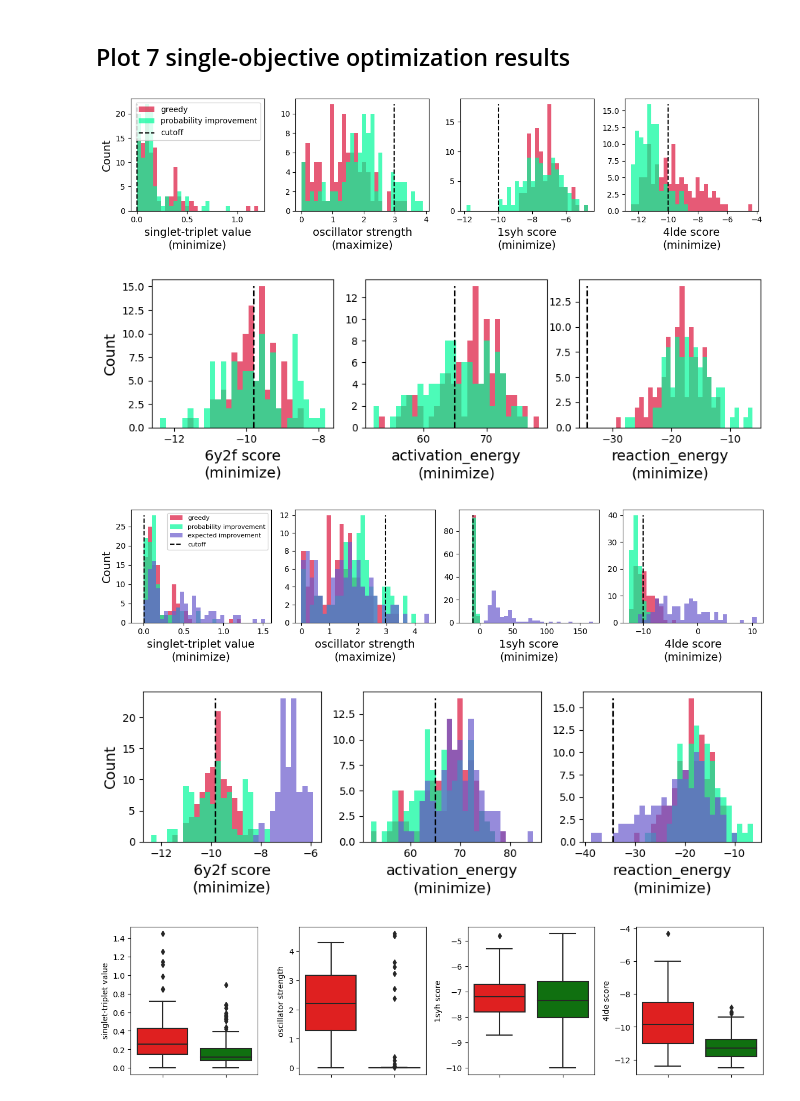
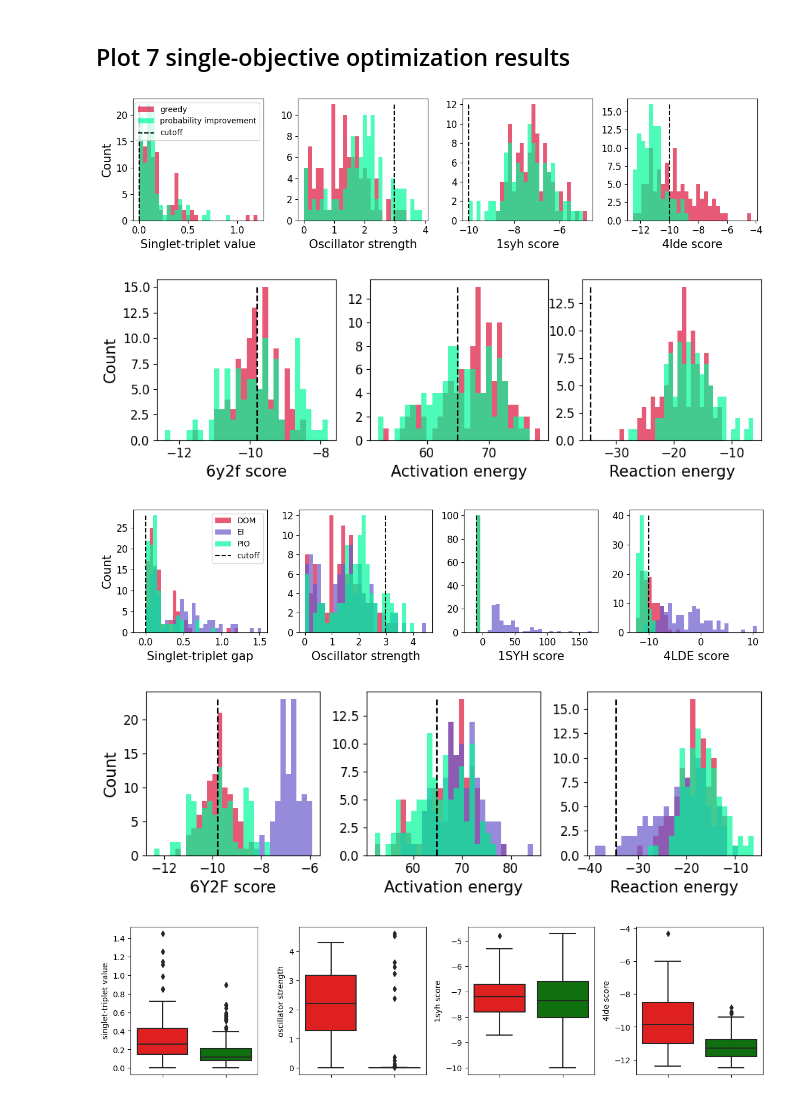
Before and after one commit to Lung-Yi/uncmoo, a Jupyter notebook: scripts_analyze/analyze_single_objective.ipynb, the cells around one changed output. Drawn from its saved outputs; the diff is of its cells as text; code cells hidden in the pictures.

```diff
--- a/scripts_analyze/analyze_single_objective.ipynb
+++ b/scripts_analyze/analyze_single_objective.ipynb
@@ -132,6 +132,10 @@ def compute_hit_rate(benchmark_dict, method_list, cutoff, target, objective, top
             print(f"{method}, top-{top_num} hit rate: {found/top_num*100}%")
 
 def create_pd_plot(benchmark_dict, sub_dir_name, color_dict, target, objective, cutoff,save_path=None, sample_num=100, oneplot=True, ylabel=True, bins=30, expand_xlim=False):
+    target_name_dict = {"1syh score":"1SYH score", "4lde score":"4LDE score", "6y2f score":"6Y2F score",
+                    "singlet-triplet value":"Singlet-triplet gap", "oscillator strength":"Oscillator strength",
+                    "abs_diff_vee":"Abs. diff.of VEE",
+                    "activation_energy":"Activation energy", "reaction_energy":"Reaction energy"}
     max_y = 0
     if oneplot:
         plt.figure()
@@ -142,8 +146,11 @@ def create_pd_plot(benchmark_dict, sub_dir_name, color_dict, target, objective,
         bins = np.histogram(np.hstack(values), bins=bins)[1]
         y, x, _ = plt.hist(benchmark_dict[sub_dir].dropna()[:sample_num][target],bins=bins,density=False,alpha=0.7,color=color,label=sub_dir)
         max_y = max(max(y), max_y)
-    plt.xlabel(target +"\n("+objective+")", fontsize=14)
+    # plt.xlabel(target +"\n("+objective+")", fontsize=14)
+    plt.xlabel(target_name_dict[target], fontsize=15)
     plt.plot([cutoff, cutoff], [0, max_y], linestyle='--', color='black', label='cutoff')
+    plt.xticks(fontsize=12)
+    plt.yticks(fontsize=12)
     if expand_xlim:
         current_xlim = plt.xlim()
         new_xlim = (current_xlim[0] - (current_xlim[1] - current_xlim[0]) * 0.05,
@@ -153,7 +160,7 @@ def create_pd_plot(benchmark_dict, sub_dir_name, color_dict, target, objective,
 
     if ylabel:
 #         plt.ylabel('Probability Density', fontsize=14)
-        plt.ylabel('Count', fontsize=14)
+        plt.ylabel('Count', fontsize=15)
     if save_path:
         plt.savefig(save_path)
     if oneplot:
@@ -647,8 +649,8 @@ plt.tight_layout()
 plt.savefig("figures/overall_2.svg")
 plt.show()
 # %% [output]
-[figure, old version]
+[figure, new version]
-[figure, old version]
+[figure, new version]
 # %%
 import matplotlib.pyplot as plt
 from matplotlib.offsetbox import OffsetImage, AnnotationBbox
@@ -675,40 +677,40 @@ for i in range(4):
     cutoff = cutoff_dict[target]
     objective = objective_dict[target]
     benchmark_dict = overall_benchmark_dict[target]
     if target in ['singlet-triplet value', '1syh score']:
         expand_xlim=True
     else:
         expand_xlim=False
     if i == 0:
-        create_pd_plot(benchmark_dict, ["janus_scaler", "janus_uncertainty", "janus_expected_improvement"], color_dict, target,objective, cutoff,oneplot=False, expand_xlim=expand_xlim)
-        plt.legend(labels=['greedy', 'probability improvement', 'expected improvement', "cutoff"], fontsize=8)
+        create_pd_plot(benchmark_dict, ["janus_scaler", "janus_expected_improvement", "janus_uncertainty"], color_dict, target,objective, cutoff,oneplot=False, expand_xlim=expand_xlim)
+        plt.legend(labels=['DOM', 'EI','PIO', "cutoff"], fontsize=10)
     else:
-        create_pd_plot(benchmark_dict, ["janus_scaler", "janus_uncertainty", "janus_expected_improvement"], color_dict, target,objective, cutoff,oneplot=False,ylabel=False, expand_xlim=expand_xlim)
+        create_pd_plot(benchmark_dict, ["janus_scaler", "janus_expected_improvement", "janus_uncertainty"], color_dict, target,objective, cutoff,oneplot=False,ylabel=False, expand_xlim=expand_xlim)
 plt.tight_layout()
 plt.savefig("figures/ei_overall_1.svg")
 plt.show()
 
 
 fig = plt.figure(figsize=(9,3))
 # 將每個SVG文件加載為Matplotlib OffsetImage對象，然後將它們添加到子圖中
 for i in range(4,7):
     number = int("13"+str(i-4+1))
     plt.subplot(number)
     target = all_targets[i]
     cutoff = cutoff_dict[target]
     objective = objective_dict[target]
     benchmark_dict = overall_benchmark_dict[target]
     if i==4:
-        create_pd_plot(benchmark_dict, ["janus_scaler", "janus_uncertainty", "janus_expected_improvement"], color_dict, target, objective, cutoff,oneplot=False,)
+        create_pd_plot(benchmark_dict, ["janus_scaler", "janus_expected_improvement", "janus_uncertainty"], color_dict, target, objective, cutoff,oneplot=False,)
     else:
-        create_pd_plot(benchmark_dict, ["janus_scaler", "janus_uncertainty", "janus_expected_improvement"], color_dict, target, objective, cutoff,oneplot=False,ylabel=False, )
+        create_pd_plot(benchmark_dict, ["janus_scaler", "janus_expected_improvement", "janus_uncertainty"], color_dict, target, objective, cutoff,oneplot=False,ylabel=False, )
 
 plt.tight_layout()
 plt.savefig("figures/ei_overall_2.svg")
 plt.show()
 # %% [output]
-[figure, old version]
+[figure, new version]
-[figure, old version]
+[figure, new version]
 # %%
 import matplotlib.pyplot as plt
 from matplotlib.offsetbox import OffsetImage, AnnotationBbox
```
Also changed, not shown: parts of 9 cells of this notebook, 28 other files.
